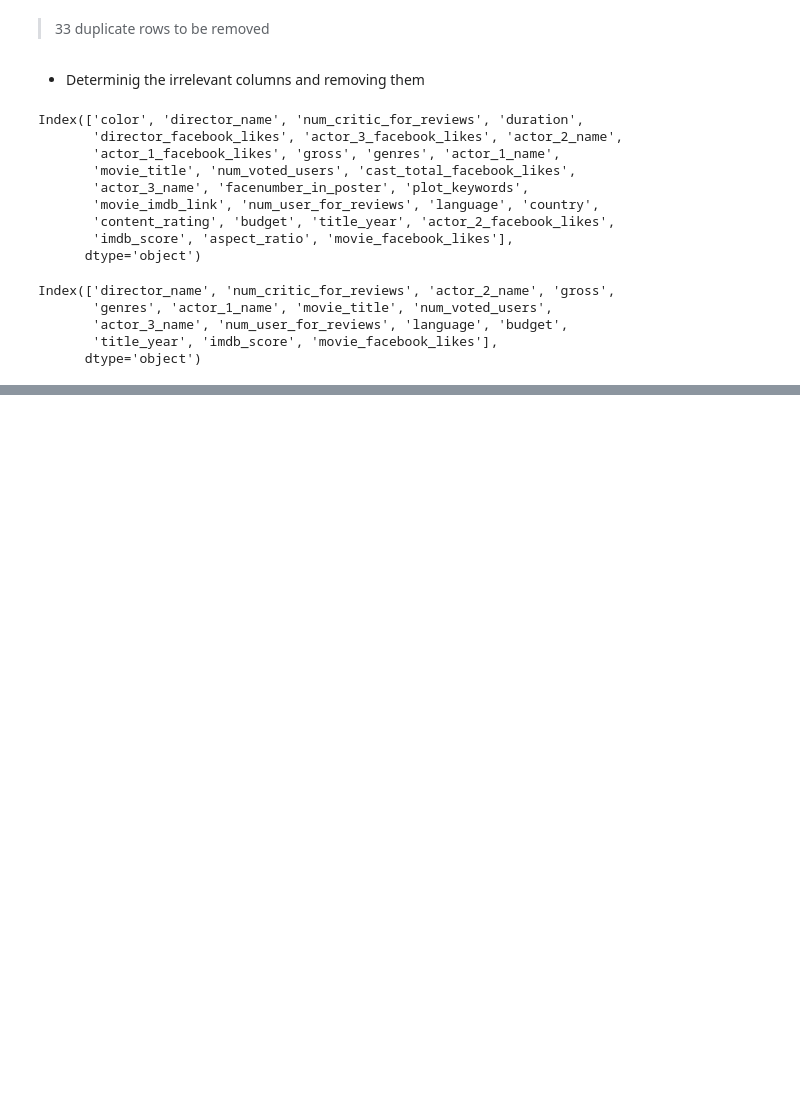
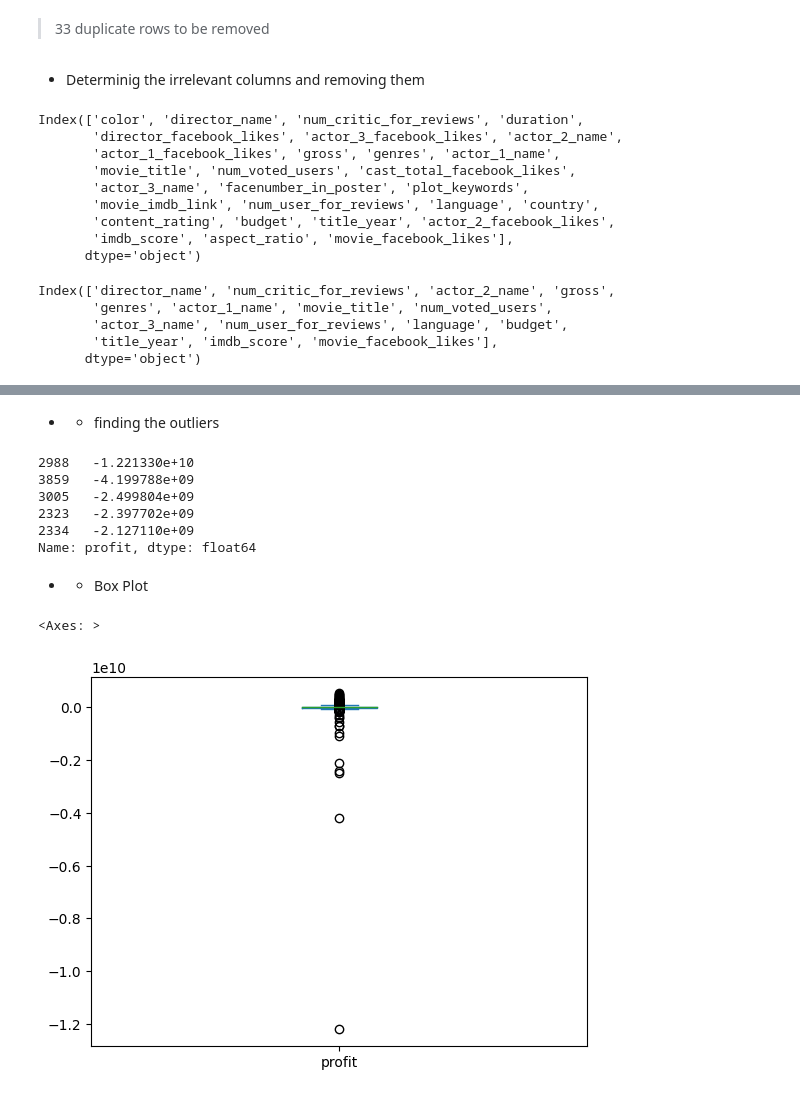
Before and after one commit to nanoCHI/IMDB-Movie-Analysis, a Jupyter notebook: IMDB_Movie_Analysis.ipynb, the cells around one changed output, grey strips where cells are left out. Drawn from its saved outputs; the diff is of its cells as text; code cells hidden in the pictures; blank space fills up the shorter version.

Commit message:
outliers

```diff
--- a/IMDB_Movie_Analysis.ipynb
+++ b/IMDB_Movie_Analysis.ipynb
@@ -94,0 +106,2 @@ Index(['director_name', 'num_critic_for_reviews', 'actor_2_name', 'gross',
+# %%
+df['profit']=df['gross']-df['budget']
@@ -94,0 +125,18 @@ Index(['director_name', 'num_critic_for_reviews', 'actor_2_name', 'gross',
+# %% [markdown]
+* * finding the outliers
+# %%
+df['profit'].sort_values().head(5)
+# %% [output]
+2988   -1.221330e+10
+3859   -4.199788e+09
+3005   -2.499804e+09
+2323   -2.397702e+09
+2334   -2.127110e+09
+Name: profit, dtype: float64
+# %% [markdown]
+* * Box Plot
+# %%
+df['profit'].plot(kind='box')
+# %% [output]
+<Axes: >
+[figure, added]
```
Also changed, not shown: parts of 6 cells of this notebook.
